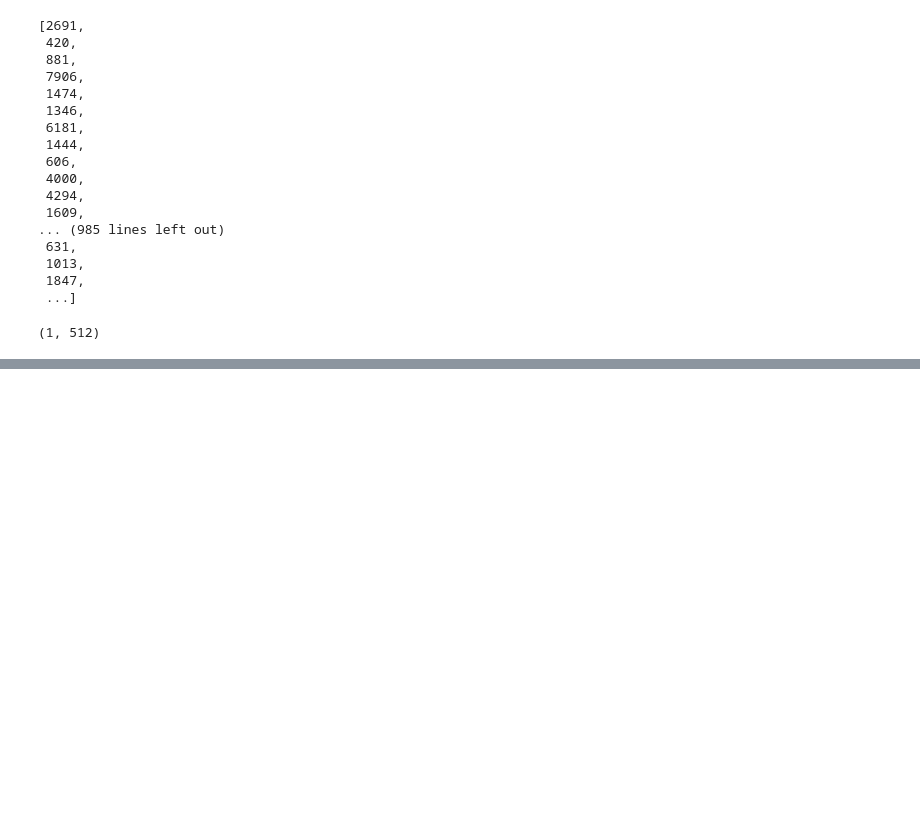
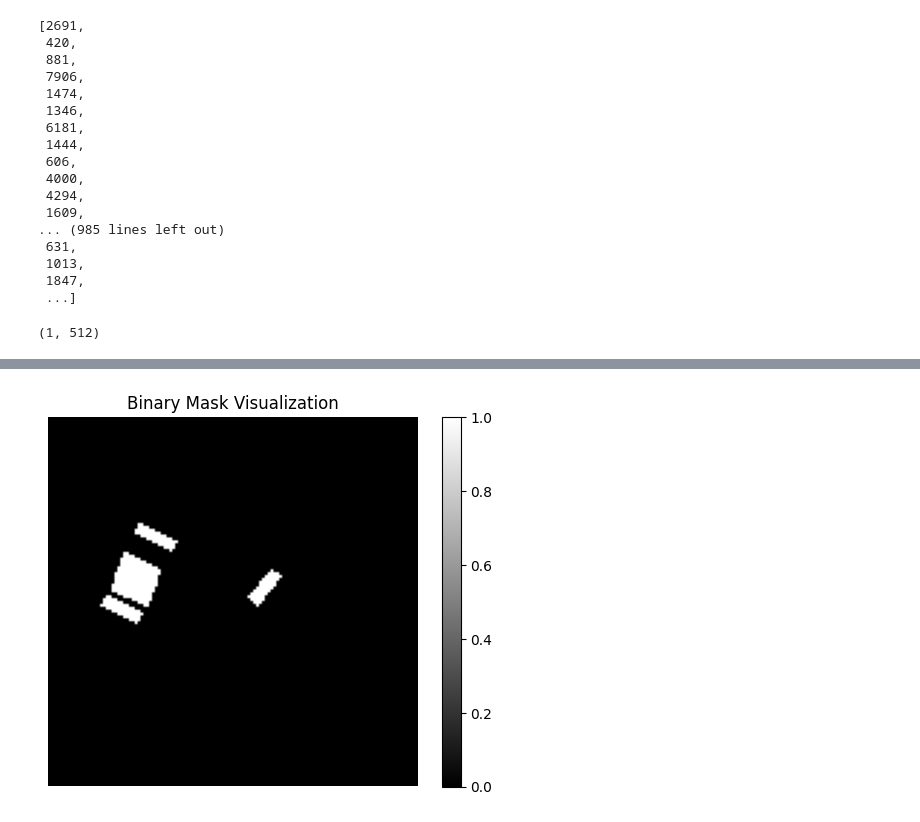
Before and after one commit to joannahuadu/VISO, a Jupyter notebook: sparse.ipynb, the cells around one changed output, grey strips where cells are left out. Drawn from its saved outputs; the diff is of its cells as text; code cells hidden in the pictures; blank space fills up the shorter version.

```diff
--- a/sparse.ipynb
+++ b/sparse.ipynb
@@ -90,0 +131,20 @@ embedding.shape
+# %%
+from PIL import Image
+import matplotlib.pyplot as plt
+import numpy as np
+import torch
+
+# Load the mask data from the file
+mask_data = torch.load("/mnt/data1/workspace/wmq/mask_gt_128.pth")[1][12].cpu()
+
+# Convert the tensor to a NumPy array
+mask_np = mask_data.numpy()
+
+# Use Matplotlib to display the mask
+plt.imshow(mask_np, cmap='gray')  # Use a grayscale color map
+plt.colorbar()  # Optional: adds a color bar to the side
+plt.title("Binary Mask Visualization")
+plt.axis('off')  # Optional: removes the axis for cleaner visualization
+plt.show()
+# %% [output]
+[figure, added]
```
Also changed, not shown: parts of 6 cells of this notebook, 2 other files.
